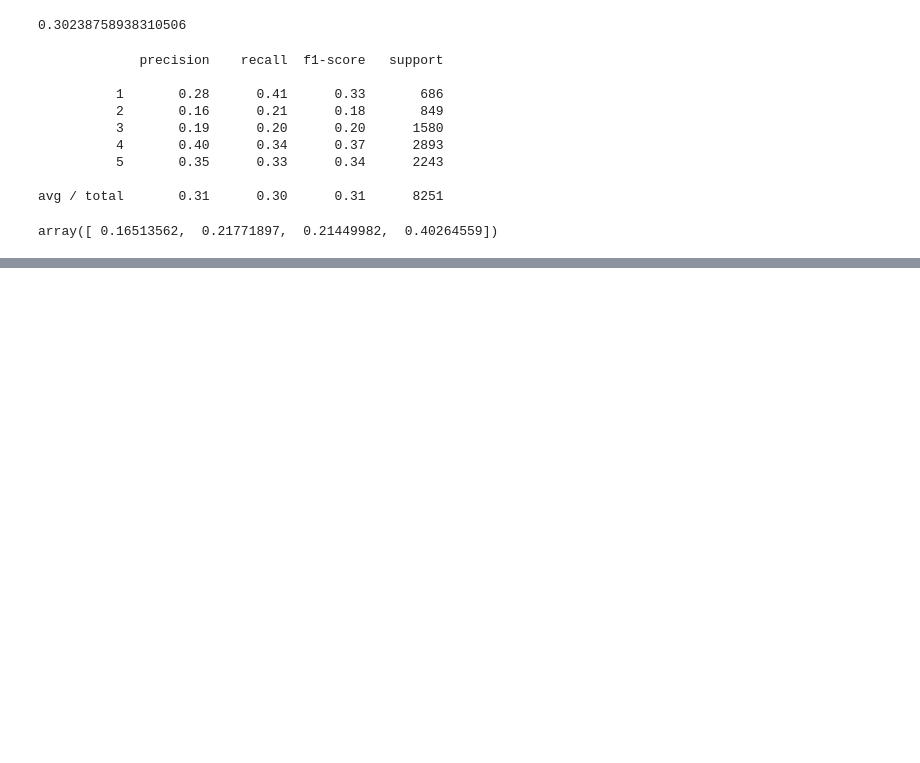
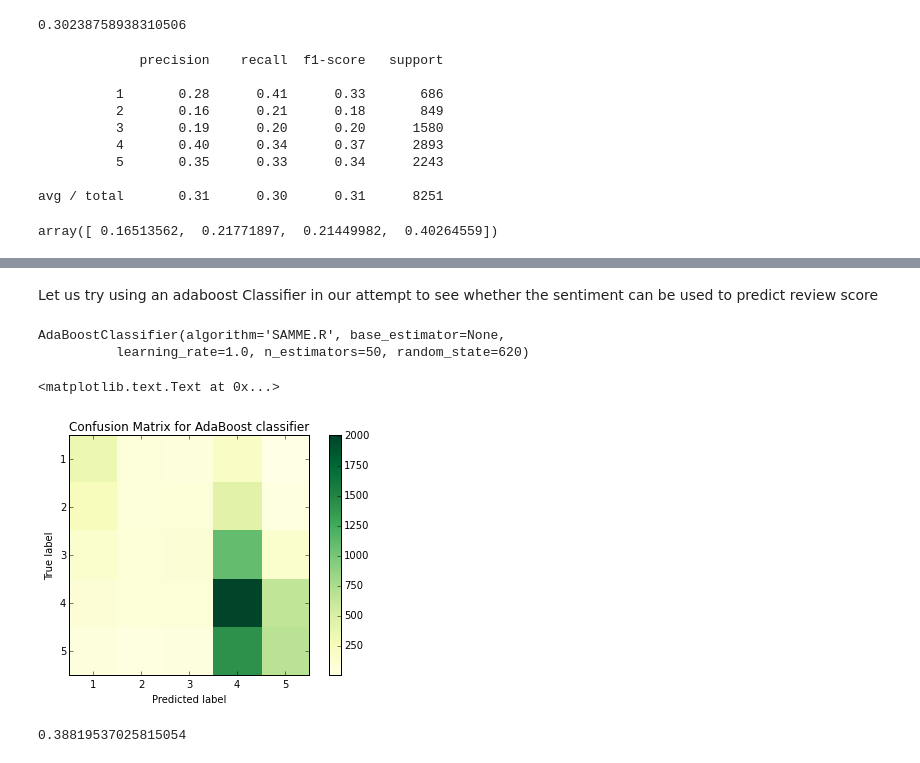
Before and after one commit to rohanfray/IS620-Final, a Jupyter notebook: IS620-Final.ipynb, the cells around one changed output, grey strips where cells are left out. Saved outputs shown, nothing was run; the diff lists cells and outputs as text; code cells hidden in the pictures; blank space fills up the shorter version.

```diff
--- a/IS620-Final.ipynb
+++ b/IS620-Final.ipynb
@@ -169,0 +178,2 @@ array([ 0.16513562,  0.21771897,  0.21449982,  0.40264559])
+# %% [markdown]
+Let us try using an adaboost Classifier in our attempt to see whether the sentiment can be used to predict review score
@@ -169,0 +182,27 @@ array([ 0.16513562,  0.21771897,  0.21449982,  0.40264559])
+# %%
+ADBclf = AdaBoostClassifier(random_state=620)
+# %%
+ADBclf.fit(train_rf_1,train_rf_2)
+# %% [output]
+AdaBoostClassifier(algorithm='SAMME.R', base_estimator=None,
+          learning_rate=1.0, n_estimators=50, random_state=620)
+# %%
+test_adb_pred = ADBclf.predict(test_rf_1)
+# %%
+cm = confusion_matrix(test_rf_2, test_adb_pred)
+plt.imshow(cm, interpolation='nearest', cmap=plt.cm.YlGn)
+plt.title("Confusion Matrix for AdaBoost classifier")
+plt.colorbar()
+tkmarks = np.arange(len(set(test_rf_2)))
+plt.xticks(tkmarks, np.arange(1,6))
+plt.yticks(tkmarks, np.arange(1,6))
+plt.tight_layout()
+plt.ylabel('True label')
+plt.xlabel('Predicted label')
+# %% [output]
+<matplotlib.text.Text at 0x...>
+[figure, added]
+# %%
+accuracy_score(test_rf_2, test_adb_pred)
+# %% [output]
+0.38819537025815054
```
Also changed, not shown: parts of 15 cells of this notebook.
